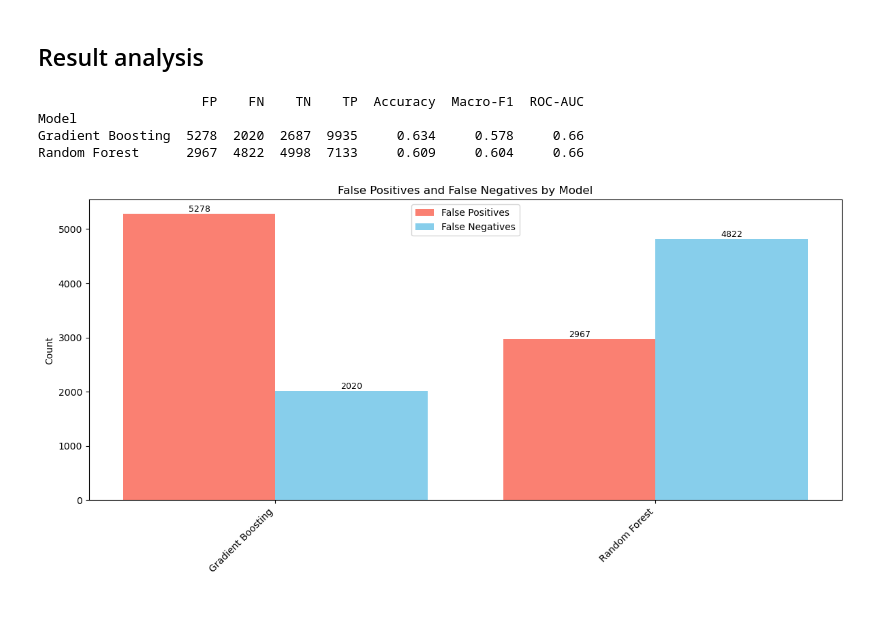
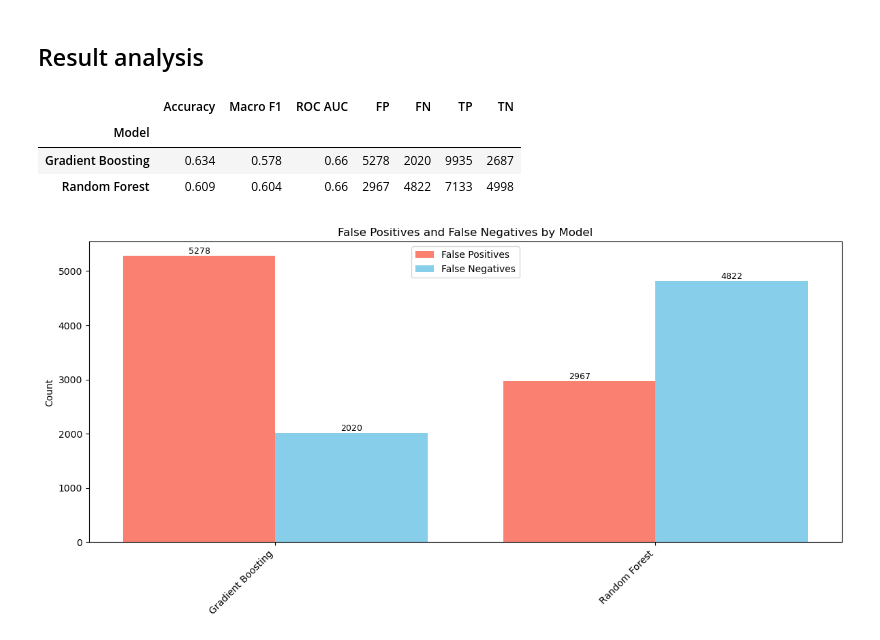
Before and after one commit to sofiaapri/IDS2025-Diabetes-Prediction, a Jupyter notebook: notebooks/Modelling.ipynb, the cells around one changed output. Drawn from its saved outputs; the diff is of its cells as text; code cells hidden in the pictures; blank space fills up the shorter version.

```diff
--- a/notebooks/Modelling.ipynb
+++ b/notebooks/Modelling.ipynb
@@ -605,44 +605,51 @@ Because our goal is to detect diabetes cases without generating an excessive num
 models = {
     "Random Forest": best_rf,
     "Gradient Boosting": best_gb,
-
 }
 rows = []
 
 for name, model in models.items():
     y_pred = model.predict(X_test_enc)
 
     if hasattr(model, "predict_proba"):
         y_score = model.predict_proba(X_test_enc)[:, 1]
     else:
         y_score = model.decision_function(X_test_enc)
 
     tn, fp, fn, tp = confusion_matrix(y_test_d, y_pred).ravel()
 
     acc = accuracy_score(y_test_d, y_pred)
     macro_f1 = f1_score(y_test_d, y_pred, average="macro")
     auc = roc_auc_score(y_test_d, y_score)
 
     rows.append({
         "Model": name,
         "FP": fp,
         "FN": fn,
         "TN": tn,
         "TP": tp,
         "Accuracy": acc,
         "Macro-F1": macro_f1,
         "ROC-AUC": auc,
     })
 
 df_models = pd.DataFrame(rows).set_index("Model")
 df_models = df_models.sort_values(by="ROC-AUC", ascending=False)
 
-print(df_models.round(3))
+cols = ["Accuracy", "Macro-F1", "ROC-AUC", "FP", "FN", "TP", "TN"]
+
+table_for_poster = (
+    df_models[cols]
+    .round(3)
+    .rename(columns={"Macro-F1": "Macro F1", "ROC-AUC": "ROC AUC"})
+)
+
+table_for_poster
 # %% [output]
-                     FP    FN    TN    TP  Accuracy  Macro-F1  ROC-AUC
-Model
-Gradient Boosting  5278  2020  2687  9935     0.634     0.578     0.66
-Random Forest      2967  4822  4998  7133     0.609     0.604     0.66
+|  | Accuracy | Macro F1 | ROC AUC | FP | FN | TP | TN |
+| Model |  |  |  |  |  |  |  |
+| Gradient Boosting | 0.634 | 0.578 | 0.66 | 5278 | 2020 | 9935 | 2687 |
+| Random Forest | 0.609 | 0.604 | 0.66 | 2967 | 4822 | 7133 | 4998 |
 # %%
 x = range(len(df_models))
 bar_width = 0.4
```
